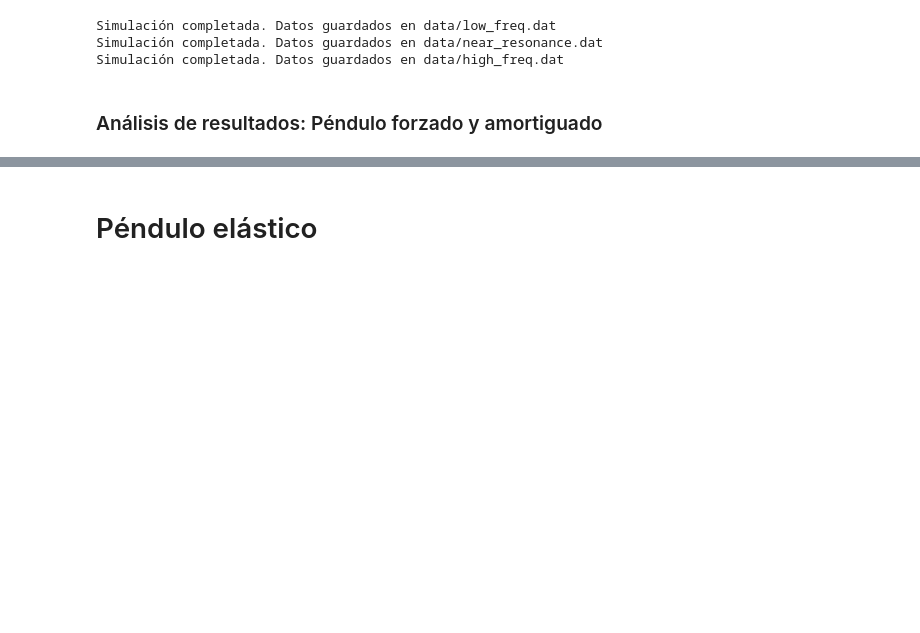
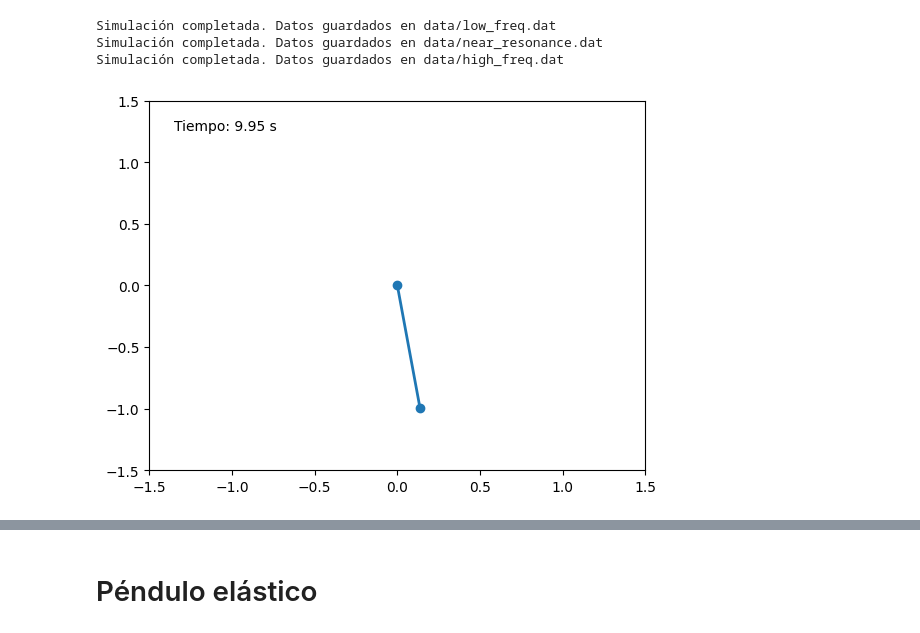
Before and after one commit to isaultirado77/pendulums, a Jupyter notebook: pendulum_simulation_analysis.ipynb, the cells around one changed output, grey strips where cells are left out. Saved outputs shown, nothing was run; the diff lists cells and outputs as text; code cells hidden in the pictures; blank space fills up the shorter version.

```diff
--- a/pendulum_simulation_analysis.ipynb
+++ b/pendulum_simulation_analysis.ipynb
@@ -309,5 +280,15 @@ Tenemos los siguientes escenarios para comparar:
 Simulación completada. Datos guardados en data/low_freq.dat
 Simulación completada. Datos guardados en data/near_resonance.dat
 Simulación completada. Datos guardados en data/high_freq.dat
-# %% [markdown]
-### Análisis de resultados: Péndulo forzado y amortiguado
+# %%
+filename = "low_freq"
+t, theta, omega, E_kin, E_pot, E_tot = load_data(file_path=f"data/{filename}.dat")
+plot_phase_space(theta, omega, save=True, show=False, imname=f"phase_space_{filename}")
+plot_energy_time(t, E_kin, E_pot, E_tot, save=True, show=False, imname=f"energy_{filename}")
+plot_theta_time(t, theta, save=True, show=False, imname=f"theta_{filename}")
+
+animator = Animator(t, theta, draw_trace=False)
+animator.animate()
+animator.save_animation(filename=f"{filename}.gif")
+# %% [output]
+[figure, added]
```
Also changed, not shown: parts of 6 cells of this notebook, 12 other files.
